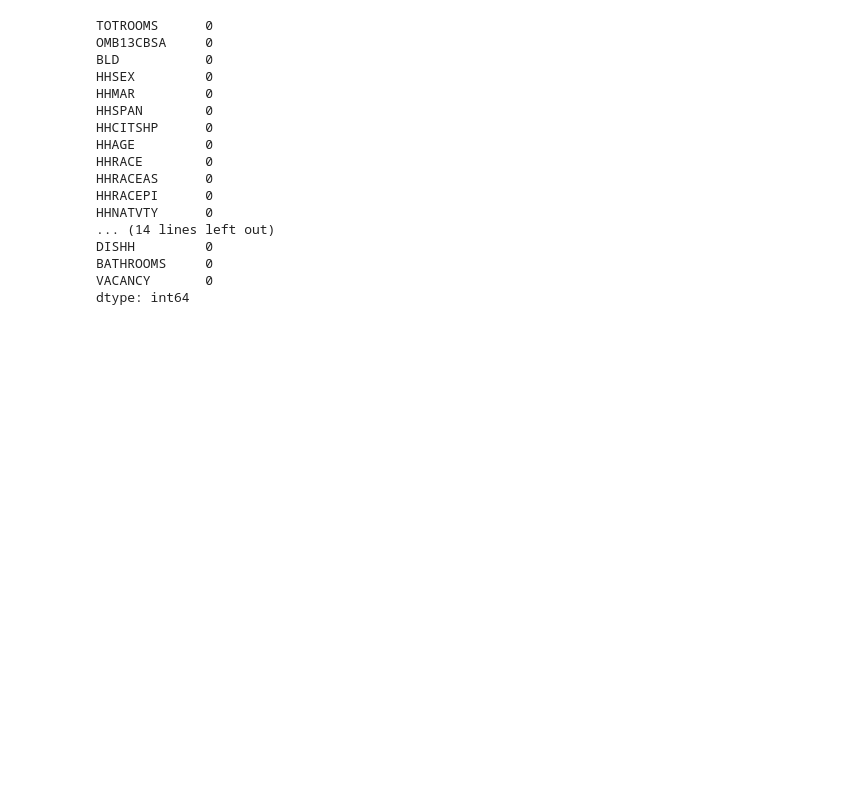
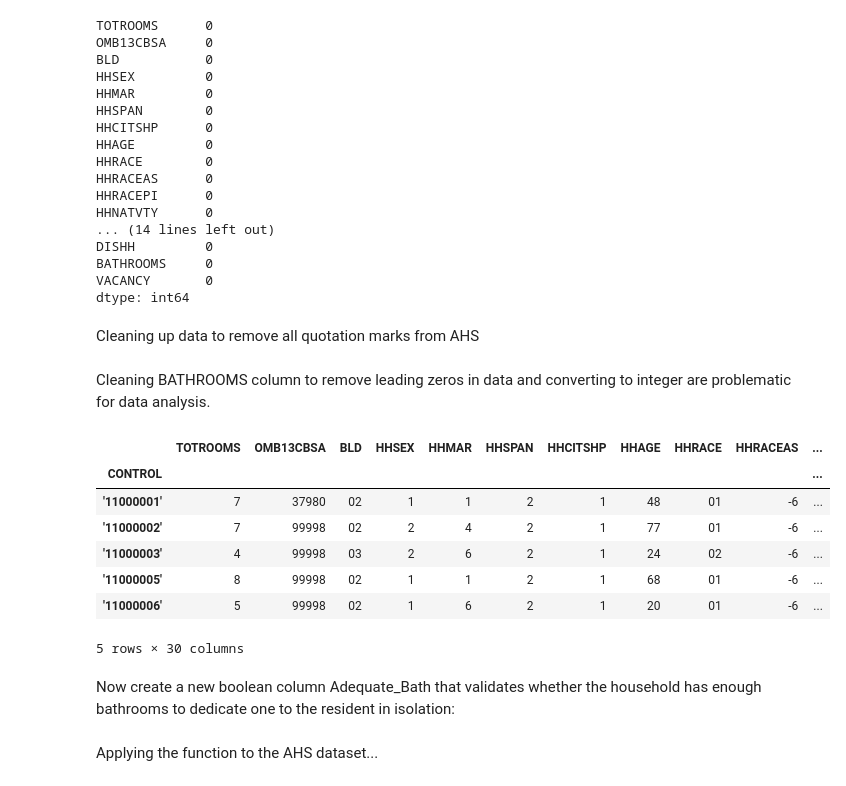
Before and after one commit to swsugarman/COVID_HousingIsolationFeasibility, a Jupyter notebook: eda.ipynb, the cells around one changed output. Cells and saved outputs as stored; diff of their text form; code cells hidden in the pictures; blank space fills up the shorter version.

```diff
--- a/eda.ipynb
+++ b/eda.ipynb
@@ -105,3 +106,9 @@ DISHH         0
 BATHROOMS     0
 VACANCY       0
 dtype: int64
+# %% [markdown]
+Cleaning up data to remove all quotation marks from AHS
+# %%
+ahs=ahs.applymap(lambda x: x.replace("'", "") if (isinstance(x, str)) else x)
+# %% [markdown]
+Cleaning BATHROOMS column to remove leading zeros in data and converting to integer are problematic for data analysis.
@@ -107,0 +117,13 @@ dtype: int64
+# %%
+ahs.head(5)
+# %% [output]
+|  | TOTROOMS | OMB13CBSA | BLD | HHSEX | HHMAR | HHSPAN | HHCITSHP | HHAGE | HHRACE | HHRACEAS | ... |
+| CONTROL |  |  |  |  |  |  |  |  |  |  | ... |
+| '11000001' | 7 | 37980 | 02 | 1 | 1 | 2 | 1 | 48 | 01 | -6 | ... |
+| '11000002' | 7 | 99998 | 02 | 2 | 4 | 2 | 1 | 77 | 01 | -6 | ... |
+| '11000003' | 4 | 99998 | 03 | 2 | 6 | 2 | 1 | 24 | 02 | -6 | ... |
+| '11000005' | 8 | 99998 | 02 | 1 | 1 | 2 | 1 | 68 | 01 | -6 | ... |
+| '11000006' | 5 | 99998 | 02 | 1 | 6 | 2 | 1 | 20 | 01 | -6 | ... |
+5 rows × 30 columns
+# %% [markdown]
+Now create a new boolean column Adequate_Bath that validates whether the household has enough bathrooms to dedicate one to the resident in isolation:
@@ -107,0 +141,2 @@ dtype: int64
+# %% [markdown]
+Applying the function to the AHS dataset...
```
Also changed, not shown: parts of 11 cells of this notebook.
